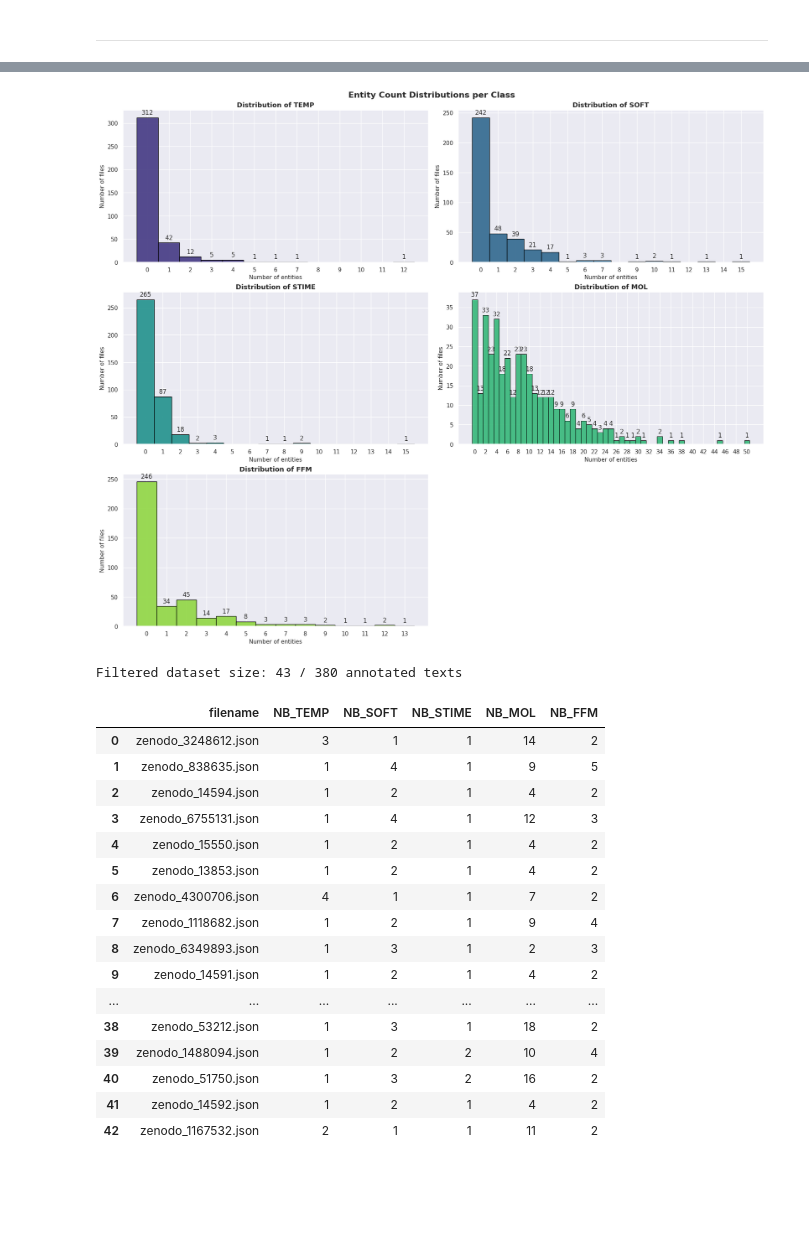
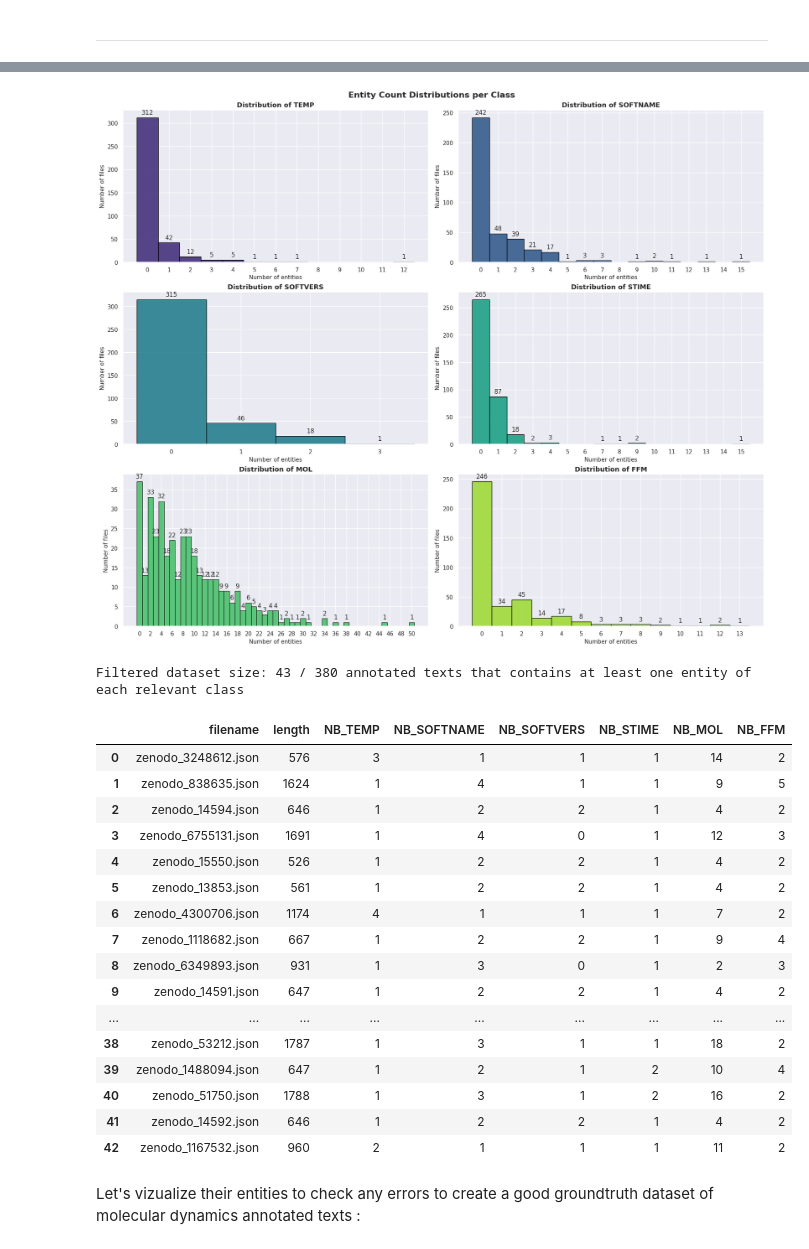
Before and after one commit to MDverse/mdner_llm, a Jupyter notebook: notebooks/vizualize_annotations_entities_stats.ipynb, the cells around one changed output, grey strips where cells are left out. Saved outputs shown, nothing was run; the diff lists cells and outputs as text; code cells hidden in the pictures; blank space fills up the shorter version.

```diff
--- a/notebooks/vizualize_annotations_entities_stats.ipynb
+++ b/notebooks/vizualize_annotations_entities_stats.ipynb
@@ -46,8 +47,10 @@ import matplotlib.pyplot as plt
 from spacy import displacy
 # %%
 # Constants
-TSV_PATH = "../annotations/all_annotations_entities_count.tsv"
-TRACKER_PATH = "../annotations/annotation_tracker.csv"
+TSV_PATH = "../results/all_annotations_entities_count.tsv"
+ANNOT_FOLDER = "../data/formated_annotations"
+TRACKER_PATH = "../data/formated_annotations/annotation_tracker.csv"
+DEST_FOLDER = "../results/groundtruth_annotations"
 # %% [markdown]
 ------------------------------
 # %%
@@ -185,48 +187,50 @@ def plot_histograms(df: pd.DataFrame) -> None:
 
 plot_histograms(df)
 # %% [output]
-[figure, old version]
+[figure, new version]
 # %%
 def filter_full_annotations(df: pd.DataFrame) -> pd.DataFrame:
     """
     Filter annotations that contain at least one entity in each class.
 
     Parameters
     ----------
     df : pd.DataFrame
         DataFrame containing entity counts per file.
 
     Returns
     -------
     pd.DataFrame
         Filtered DataFrame containing only rows where all NB_* > 0.
     """
-    cols = [col for col in df.columns if col.startswith("NB_")]
+    cols = [col for col in df.columns if col.startswith("NB_") and not col == "NB_SOFTVERS"]
     filtered_df = df[(df[cols] > 0).all(axis=1)].reset_index(drop=True)
-    print(f"Filtered dataset size: {len(filtered_df)} / {len(df)} annotated texts")
+    print(f"Filtered dataset size: {len(filtered_df)} / {len(df)} annotated texts that contains at least one entity of each relevant class !")
     return filtered_df
 
 filtered_df = filter_full_annotations(df)
 filtered_df
 # %% [output]
-Filtered dataset size: 43 / 380 annotated texts
+Filtered dataset size: 43 / 380 annotated texts that contains at least one entity of each relevant class
-|  | filename | NB_TEMP | NB_SOFT | NB_STIME | NB_MOL | NB_FFM |
-| 0 | zenodo_3248612.json | 3 | 1 | 1 | 14 | 2 |
-| 1 | zenodo_838635.json | 1 | 4 | 1 | 9 | 5 |
-| 2 | zenodo_14594.json | 1 | 2 | 1 | 4 | 2 |
-| 3 | zenodo_6755131.json | 1 | 4 | 1 | 12 | 3 |
-| 4 | zenodo_15550.json | 1 | 2 | 1 | 4 | 2 |
-| 5 | zenodo_13853.json | 1 | 2 | 1 | 4 | 2 |
-| 6 | zenodo_4300706.json | 4 | 1 | 1 | 7 | 2 |
-| 7 | zenodo_1118682.json | 1 | 2 | 1 | 9 | 4 |
-| 8 | zenodo_6349893.json | 1 | 3 | 1 | 2 | 3 |
-| 9 | zenodo_14591.json | 1 | 2 | 1 | 4 | 2 |
-| ... | ... | ... | ... | ... | ... | ... |
-| 38 | zenodo_53212.json | 1 | 3 | 1 | 18 | 2 |
-| 39 | zenodo_1488094.json | 1 | 2 | 2 | 10 | 4 |
-| 40 | zenodo_51750.json | 1 | 3 | 2 | 16 | 2 |
-| 41 | zenodo_14592.json | 1 | 2 | 1 | 4 | 2 |
-| 42 | zenodo_1167532.json | 2 | 1 | 1 | 11 | 2 |
+|  | filename | length | NB_TEMP | NB_SOFTNAME | NB_SOFTVERS | NB_STIME | NB_MOL | NB_FFM |
+| 0 | zenodo_3248612.json | 576 | 3 | 1 | 1 | 1 | 14 | 2 |
+| 1 | zenodo_838635.json | 1624 | 1 | 4 | 1 | 1 | 9 | 5 |
+| 2 | zenodo_14594.json | 646 | 1 | 2 | 2 | 1 | 4 | 2 |
+| 3 | zenodo_6755131.json | 1691 | 1 | 4 | 0 | 1 | 12 | 3 |
+| 4 | zenodo_15550.json | 526 | 1 | 2 | 2 | 1 | 4 | 2 |
+| 5 | zenodo_13853.json | 561 | 1 | 2 | 2 | 1 | 4 | 2 |
+| 6 | zenodo_4300706.json | 1174 | 4 | 1 | 1 | 1 | 7 | 2 |
+| 7 | zenodo_1118682.json | 667 | 1 | 2 | 2 | 1 | 9 | 4 |
+| 8 | zenodo_6349893.json | 931 | 1 | 3 | 0 | 1 | 2 | 3 |
+| 9 | zenodo_14591.json | 647 | 1 | 2 | 2 | 1 | 4 | 2 |
+| ... | ... | ... | ... | ... | ... | ... | ... | ... |
+| 38 | zenodo_53212.json | 1787 | 1 | 3 | 1 | 1 | 18 | 2 |
+| 39 | zenodo_1488094.json | 647 | 1 | 2 | 1 | 2 | 10 | 4 |
+| 40 | zenodo_51750.json | 1788 | 1 | 3 | 1 | 2 | 16 | 2 |
+| 41 | zenodo_14592.json | 646 | 1 | 2 | 2 | 1 | 4 | 2 |
+| 42 | zenodo_1167532.json | 960 | 2 | 1 | 1 | 1 | 11 | 2 |
+# %% [markdown]
+Let's vizualize their entities to check any errors to create a good groundtruth dataset of molecular dynamics annotated texts :
 # %%
 def convert_annotations(file_path):
     """
```
Also changed, not shown: parts of 40 cells of this notebook.
